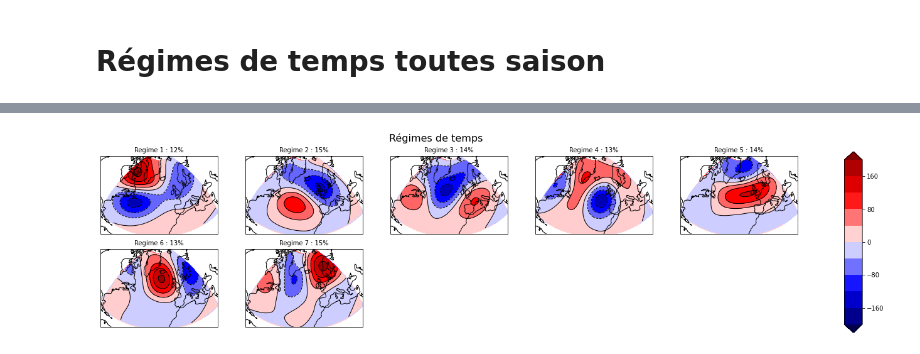
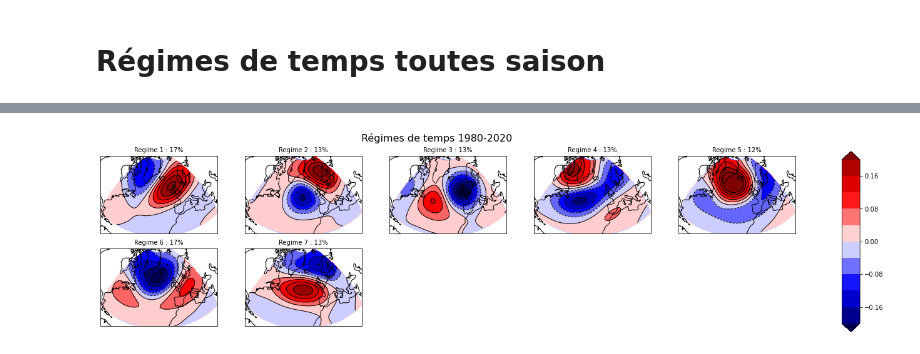
Before and after one commit to bchatelon/year_weather_regime, a Jupyter notebook: Weather_Regime_all_seasons.ipynb, the cells around one changed output, grey strips where cells are left out. Cells and saved outputs as stored; diff of their text form; code cells hidden in the pictures.

```diff
--- a/Weather_Regime_all_seasons.ipynb
+++ b/Weather_Regime_all_seasons.ipynb
@@ -152,22 +201,21 @@ Variance expliquée par les 7 premières EOFs : 0.6486110365951019
 # %%
-n=7
+n=20
 eofs = solver.eofsAsCovariance(neofs=n)
-pcs = solver.pcs(npcs=n, pcscaling=1)
+pcs = solver.pcs(npcs=n, pcscaling=0)
 # %%
-import matplotlib as mpl
-clevs = np.linspace(-1000, 1000, 11)
+clevs = np.linspace(-1, 1, 11)
 cmap = mpl.cm.seismic
 norm = BoundaryNorm(clevs, cmap.N, extend='both')
 fig=plt.figure(figsize=(20,6))
 fig.suptitle('EOF', fontsize=16)
 
 for ieof in np.arange(1,n+1):
-    ax=fig.add_subplot(2,5,ieof,projection=ccrs.Orthographic(central_longitude=(lonW+lonE)/2, central_latitude=(latS+latN)/2))
+    ax=fig.add_subplot(4,5,ieof,projection=ccrs.Orthographic(central_longitude=(lonW+lonE)/2, central_latitude=(latS+latN)/2))
     p = ax.pcolormesh(lons,\
                    lats,\
                    eofs[0],\
-                   vmin=-1000,\
-                   vmax=1000, \
+                   vmin=-1,\
+                   vmax=1, \
                    transform=ccrs.PlateCarree(),\
                    cmap="seismic",norm=norm )
     ax.coastlines()
@@ -191,6 +231,9 @@ pc3=pcs[:,2]
 # %%
-pcs = np.array([pc1,pc2,pc3,pcs[:,3],pcs[:,4],pcs[:,5],pcs[:,6]])
-pcs=pcs.transpose()
+liste_col=[]
+for i in range(n):
+    liste_col.append(pcs[:,i])
+pcs_inter=np.array(liste_col)
+pcs=pcs_inter.transpose()
 # Number of clusters
 kmeans = KMeans(n_clusters=7,n_init=100)
 # Fitting the input data
@@ -218,32 +261,31 @@ for i in range(len(cluster)):
 # %%
-id_cluster=[np.any([cluster==i],axis=0) for i in range(7)]
+id_cluster=[np.any([cluster==i],axis=0) for i in range(8)]
 
-mean=[Z500[x,:,:].mean(axis=0)/9.81 for x in id_cluster]
-anom=[AnoZ500[x,:,:].mean(axis=0)/9.81 for x in id_cluster]
+#mean=[z500[x,:,:].mean(axis=0)/9.81 for x in id_cluster]
+anom=[Anoz500[x,:,:].mean(axis=0)/9.81 for x in id_cluster]
 # %%
-import matplotlib as mpl
-clevs = np.linspace(-200, 200, 11)
+clevs = np.linspace(-0.2, 0.2, 11)
 cmap = mpl.cm.seismic
 norm = BoundaryNorm(clevs, cmap.N, extend='both')
 fig=plt.figure(figsize=(20,5))
-fig.suptitle('Régimes de temps ', fontsize=16)
+fig.suptitle('Régimes de temps ' + startyear+'-2020', fontsize=16)
 
-for ianom in np.arange(1,n+1):
+for ianom in np.arange(1,8):
     ax=fig.add_subplot(2,5,ianom,projection=ccrs.Orthographic(central_longitude=(lonW+lonE)/2, central_latitude=(latS+latN)/2))
     p = ax.pcolormesh(lons,\
                    lats,\
                    anom[0],\
-                   vmin=-200,\
-                   vmax=200, \
+                   vmin=-0.2,\
+                   vmax=0.2, \
                    transform=ccrs.PlateCarree(),\
                    cmap="seismic",norm=norm )
     ax.coastlines()
     ax.set_extent(bounds, crs=ccrs.PlateCarree())
     ax.set_title('Regime '+str(ianom)+' : '+str(freq[ianom-1])+'%', fontsize=10, loc='center', color=couleur[6])
     ax.contourf(lons, lats, anom[ianom-1], clevs, transform=ccrs.PlateCarree(), cmap="seismic", extend='both')
     ax.contour(lons, lats, anom[ianom-1], levels=clevs, colors='black', linewidths=1, transform=ccrs.PlateCarree())
 
 cb_ax = fig.add_axes([0.95, 0.1, 0.02, 0.8])
 cbar = plt.colorbar(p, cax=cb_ax,extend='both')
 # %% [output]
-[figure, old version]
+[figure, new version]
```
Also changed, not shown: parts of 47 cells of this notebook, 2 other files.
